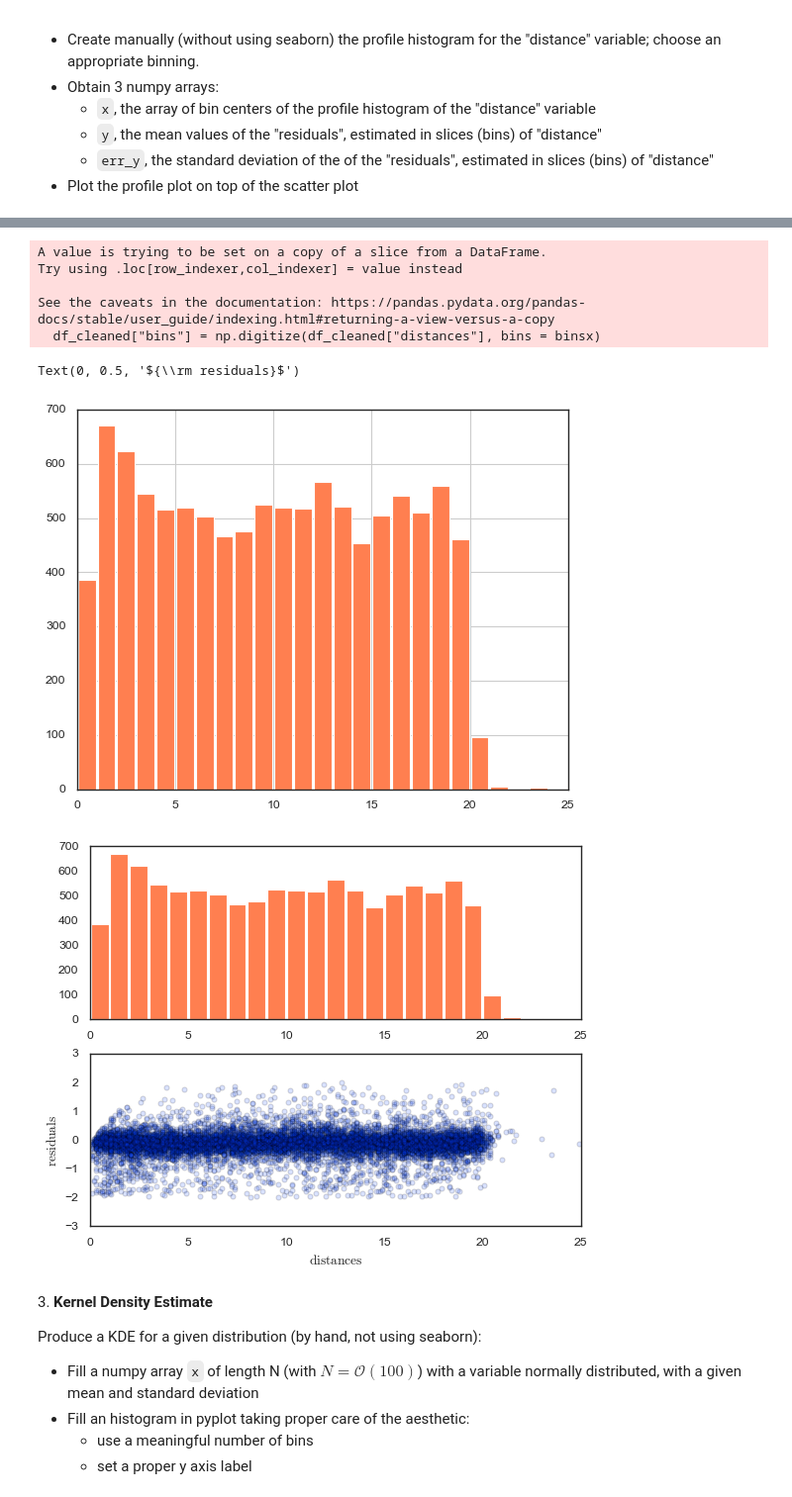
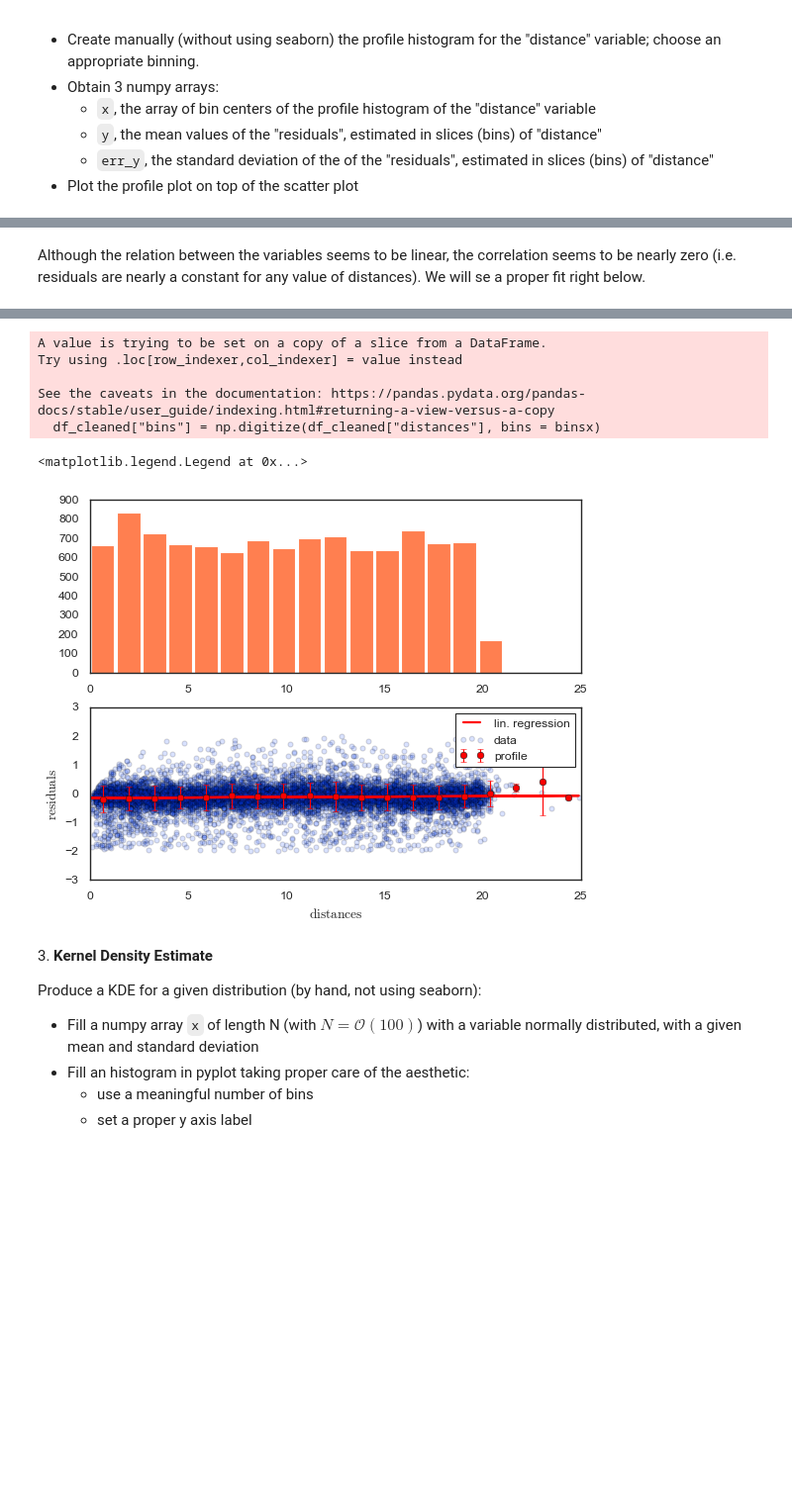
Before and after one commit to zucchett/HighLevelProgramming2021, a Jupyter notebook: 07ex_visualization.ipynb, the cells around one changed output, grey strips where cells are left out. Shown at 99% size. Saved outputs shown, nothing was run; the diff lists cells and outputs as text; code cells hidden in the pictures; blank space fills up the shorter version.

```diff
--- a/07ex_visualization.ipynb
+++ b/07ex_visualization.ipynb
@@ -122,25 +134,36 @@ g.ax_joint.scatter(data = df_cleaned, x = "distances", y = "residuals", marker =
+# %% [markdown]
+Although the relation between the variables seems to be linear, the correlation seems to be nearly zero (i.e. residuals are nearly a constant for any value of distances). We will se a proper fit right below.
 # %%
-### 2.6 ###
-binsx = np.linspace(0, 25, 26)
+# creating the histogram of distances manually
+binsx = np.linspace(0, 25, 20)
 #df_cleaned["distances"].hist(bins = binsx, align = "mid", color = "coral", rwidth = 0.9)
-df_cleaned["distances"].hist(bins = binsx, align = "mid", color = "coral", rwidth = 0.9)
+
+# obtaining the centers of histograms
+x = (binsx[1:]+binsx[:-1])/2
+print("The array of centers: ")
+print(x)
+
+# obtaining the mean values of the residuals
+df_cleaned["bins"] = np.digitize(df_cleaned["distances"], bins = binsx)
+y = df_cleaned.groupby("bins")["residuals"].mean()
+print("Mean values of the residuals: ")
+print(y)
+err_y = df_cleaned.groupby("bins")["residuals"].std()
+print("Std Dev of the residuals: ")
+print(err_y)
+
+fig, ax = plt.subplots(2,1); fig.patch.set_facecolor("xkcd:white")
+
+b, a, rvalue, pvalue, std_err = sc.stats.linregress(df_cleaned.distances, df_cleaned.residuals)
+
+ax[1].plot(df_cleaned.distances, a + b*df_cleaned.distances, linewidth = 2, color = 'red', label = "lin. regression")
+ax[1].errorbar(x, y, yerr = err_y, marker = 'o', lw = 0, capsize=2.5, elinewidth=1., color='red', label = "profile")
 
 
 
-### 2.7 ###
-x = (binsx[1:]+binsx[:-1])/2
-print(x)
-
-df_cleaned["bins"] = np.digitize(df_cleaned["distances"], bins = binsx)
-y = df_cleaned.groupby("bins")["residuals"].mean()
-print(y)
-err_y = df_cleaned.groupby("bins")["residuals"].std()
-print(len(err_y))
-
-fig, ax = plt.subplots(2,1); fig.patch.set_facecolor("xkcd:white")
-
 ax[0].hist(df_cleaned["distances"], bins = binsx, align = "mid", color = "coral", rwidth = 0.9)
-ax[1].scatter(data = df_cleaned, x = "distances", y = "residuals", marker = "o", alpha = 0.15, edgecolors = "black")
+ax[1].scatter(data = df_cleaned, x = "distances", y = "residuals", marker = "o", alpha = 0.15, edgecolors = "black", label = "data")
 ax[1].set_xlim(0, 25); ax[1].set_xlabel("${\\rm distances}$")
 ax[1].set_ylabel("${\\rm residuals}$")
+ax[1].legend(loc = "best")
 # %% [output]
@@ -164,11 +187,10 @@ Name: residuals, dtype: float64
 A value is trying to be set on a copy of a slice from a DataFrame.
 Try using .loc[row_indexer,col_indexer] = value instead
 
 See the caveats in the documentation: https://pandas.pydata.org/pandas-docs/stable/user_guide/indexing.html#returning-a-view-versus-a-copy
   df_cleaned["bins"] = np.digitize(df_cleaned["distances"], bins = binsx)
-Text(0, 0.5, '${\\rm residuals}$')
+<matplotlib.legend.Legend at 0x...>
-[figure, old version]
+[figure, new version]
-[figure, removed]
 # %% [markdown]
 3\. **Kernel Density Estimate**
 
```
Also changed, not shown: parts of 8 cells of this notebook, 3 other files.
